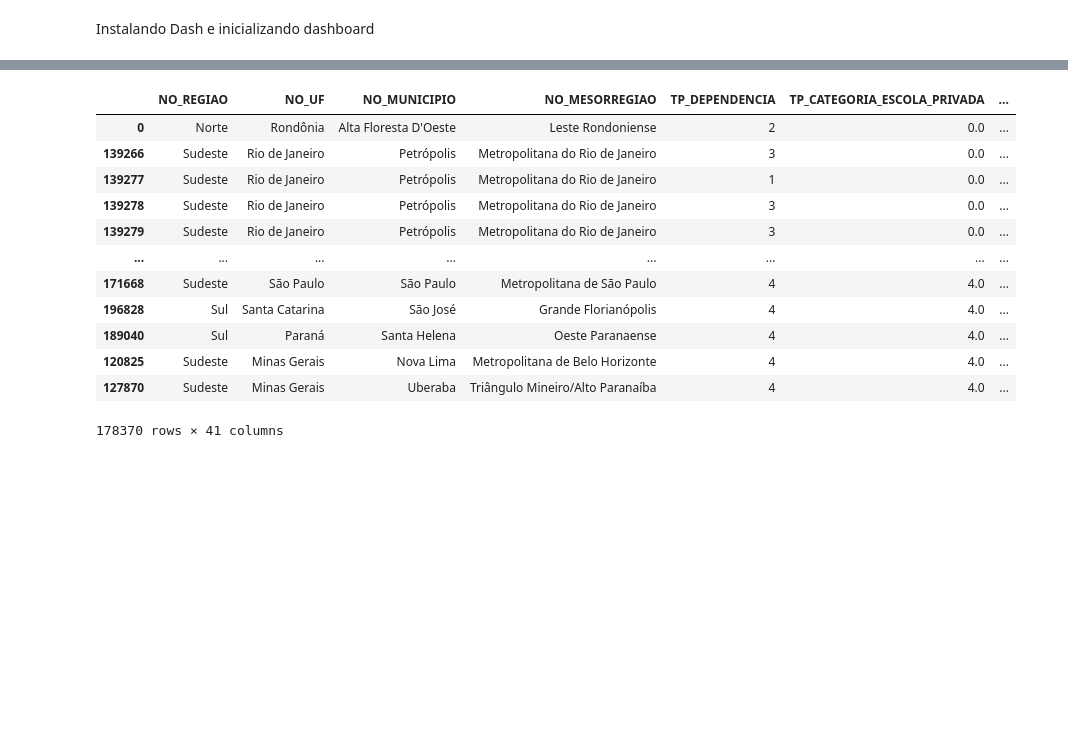
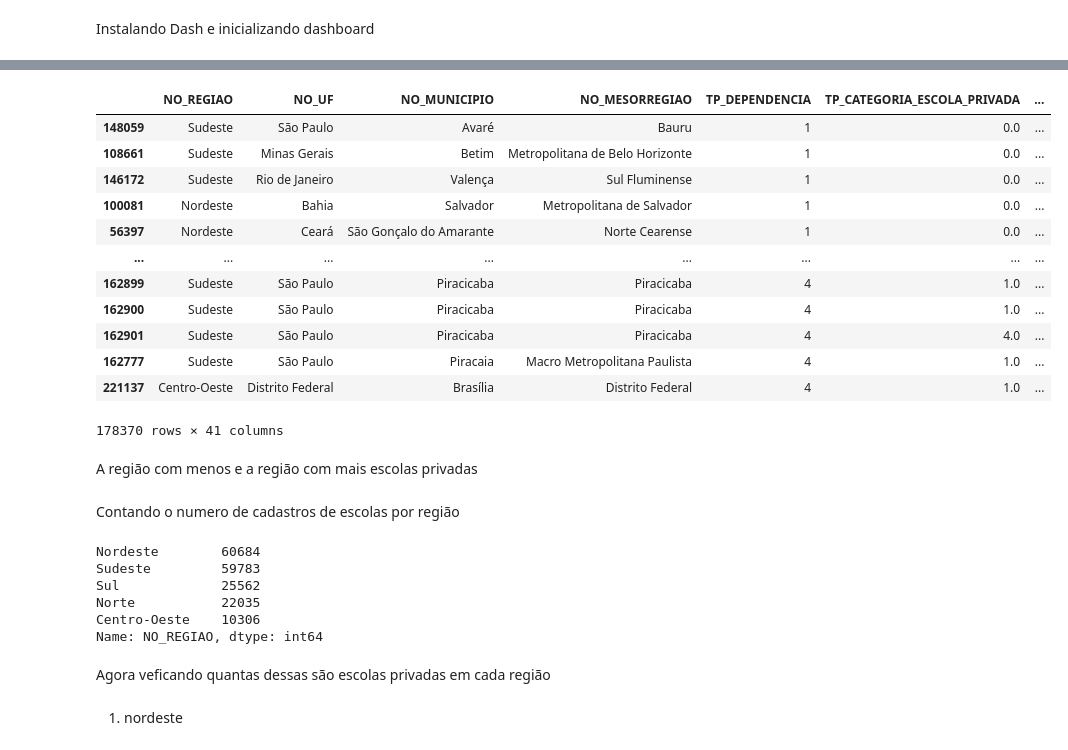
Before and after one commit to analluvias/dashboard, a Jupyter notebook: dash.ipynb, the cells around one changed output, grey strips where cells are left out. Saved outputs shown, nothing was run; the diff lists cells and outputs as text; code cells hidden in the pictures; blank space fills up the shorter version.

```diff
--- a/dash.ipynb
+++ b/dash.ipynb
@@ -137,17 +137,35 @@ from dash import Dash,html,dcc
 import plotly.express as px
 # %%
-df.sort_values(["TP_CATEGORIA_ESCOLA_PRIVADA"])
+df.sort_values(["TP_DEPENDENCIA"])
 # %% [output]
 |  | NO_REGIAO | NO_UF | NO_MUNICIPIO | NO_MESORREGIAO | TP_DEPENDENCIA | TP_CATEGORIA_ESCOLA_PRIVADA | ... |
-| 0 | Norte | Rondônia | Alta Floresta D'Oeste | Leste Rondoniense | 2 | 0.0 | ... |
-| 139266 | Sudeste | Rio de Janeiro | Petrópolis | Metropolitana do Rio de Janeiro | 3 | 0.0 | ... |
-| 139277 | Sudeste | Rio de Janeiro | Petrópolis | Metropolitana do Rio de Janeiro | 1 | 0.0 | ... |
-| 139278 | Sudeste | Rio de Janeiro | Petrópolis | Metropolitana do Rio de Janeiro | 3 | 0.0 | ... |
-| 139279 | Sudeste | Rio de Janeiro | Petrópolis | Metropolitana do Rio de Janeiro | 3 | 0.0 | ... |
+| 148059 | Sudeste | São Paulo | Avaré | Bauru | 1 | 0.0 | ... |
+| 108661 | Sudeste | Minas Gerais | Betim | Metropolitana de Belo Horizonte | 1 | 0.0 | ... |
+| 146172 | Sudeste | Rio de Janeiro | Valença | Sul Fluminense | 1 | 0.0 | ... |
+| 100081 | Nordeste | Bahia | Salvador | Metropolitana de Salvador | 1 | 0.0 | ... |
+| 56397 | Nordeste | Ceará | São Gonçalo do Amarante | Norte Cearense | 1 | 0.0 | ... |
 | ... | ... | ... | ... | ... | ... | ... | ... |
-| 171668 | Sudeste | São Paulo | São Paulo | Metropolitana de São Paulo | 4 | 4.0 | ... |
-| 196828 | Sul | Santa Catarina | São José | Grande Florianópolis | 4 | 4.0 | ... |
-| 189040 | Sul | Paraná | Santa Helena | Oeste Paranaense | 4 | 4.0 | ... |
-| 120825 | Sudeste | Minas Gerais | Nova Lima | Metropolitana de Belo Horizonte | 4 | 4.0 | ... |
-| 127870 | Sudeste | Minas Gerais | Uberaba | Triângulo Mineiro/Alto Paranaíba | 4 | 4.0 | ... |
+| 162899 | Sudeste | São Paulo | Piracicaba | Piracicaba | 4 | 1.0 | ... |
+| 162900 | Sudeste | São Paulo | Piracicaba | Piracicaba | 4 | 1.0 | ... |
+| 162901 | Sudeste | São Paulo | Piracicaba | Piracicaba | 4 | 4.0 | ... |
+| 162777 | Sudeste | São Paulo | Piracaia | Macro Metropolitana Paulista | 4 | 1.0 | ... |
+| 221137 | Centro-Oeste | Distrito Federal | Brasília | Distrito Federal | 4 | 1.0 | ... |
 178370 rows × 41 columns
+# %% [markdown]
+A região com menos e a região com mais escolas privadas
+# %% [markdown]
+Contando o numero de cadastros de escolas por região
+# %%
+series_v = df["NO_REGIAO"].value_counts()
+series_v
+# %% [output]
+Nordeste        60684
+Sudeste         59783
+Sul             25562
+Norte           22035
+Centro-Oeste    10306
+Name: NO_REGIAO, dtype: int64
+# %% [markdown]
+Agora veficando quantas dessas são escolas privadas em cada região
+# %% [markdown]
+1) nordeste
```
Also changed, not shown: parts of 13 cells of this notebook.
